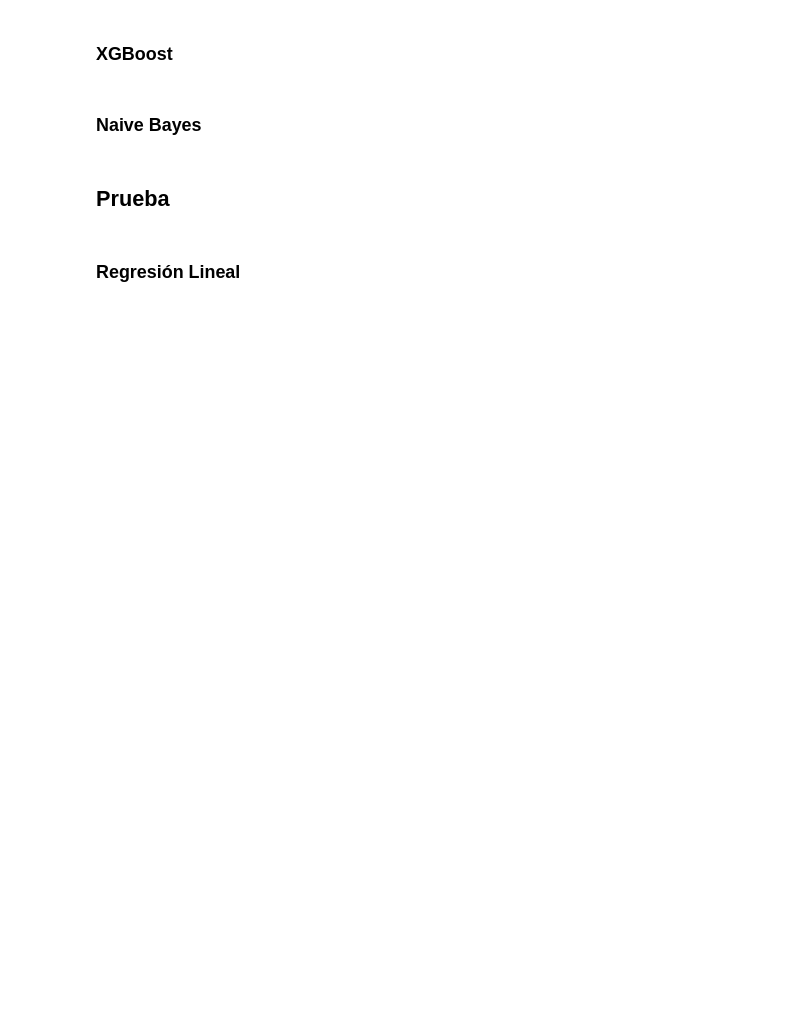
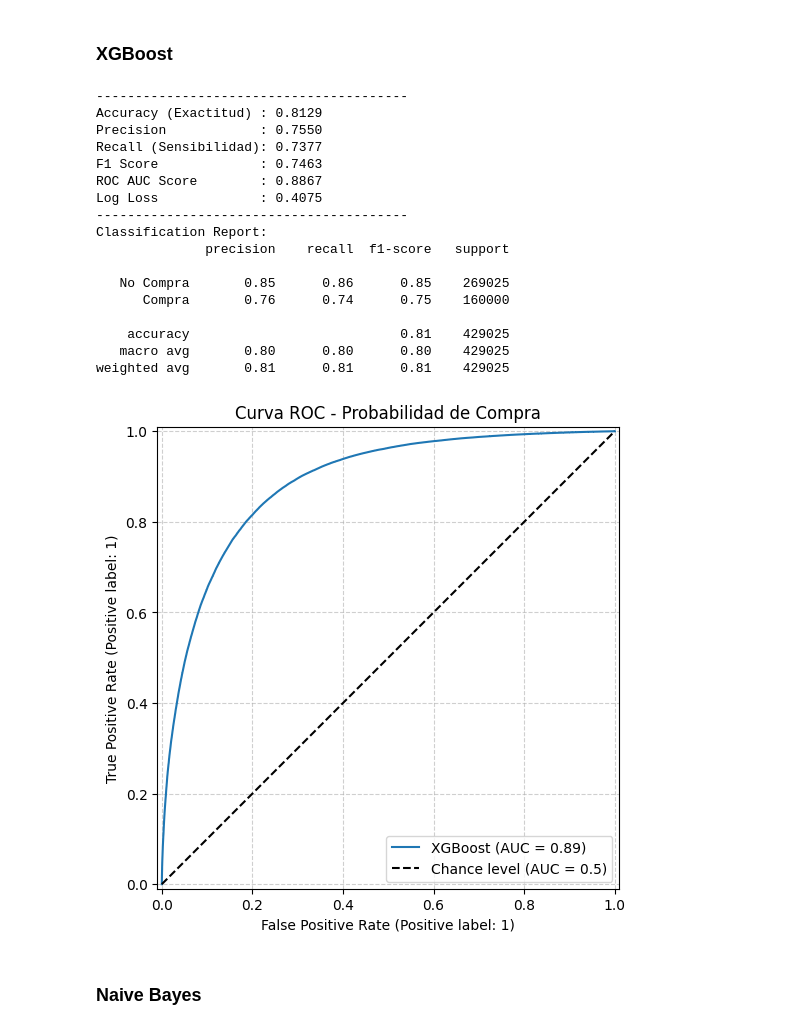
Before and after one commit to valentinaacruz/Personalized-Fashion-Recommendations, a Jupyter notebook: Proyecto_Final_PP.ipynb, the cells around one changed output. Saved outputs shown, nothing was run; the diff lists cells and outputs as text; code cells hidden in the pictures; blank space fills up the shorter version.

```diff
--- a/Proyecto_Final_PP.ipynb
+++ b/Proyecto_Final_PP.ipynb
@@ -583,0 +1149,62 @@ data_ss.head()
+# %%
+model_to_eval = gs.best_estimator_
+
+y_probxgb = model_to_eval.predict_proba(X_valxgb)[:, 1]
+y_pred_xgb = model_to_eval.predict(X_valxgb)
+
+target_names = ['No Compra', 'Compra']
+
+acc = accuracy_score(y_valxgb, y_pred_xgb)
+prec = precision_score(y_valxgb, y_pred_xgb)
+rec = recall_score(y_valxgb, y_pred_xgb)
+f1 = f1_score(y_valxgb, y_pred_xgb)
+auc_score = roc_auc_score(y_valxgb, y_probxgb)
+ll = log_loss(y_valxgb, y_probxgb)
+clas = classification_report(y_valxgb, y_pred_xgb, target_names=target_names)
+
+
+print("-" * 40)
+print(f"Accuracy (Exactitud) : {acc:.4f}")
+print(f"Precision            : {prec:.4f}") # (De los que predijo compra, ¿cuantos compraron?)
+print(f"Recall (Sensibilidad): {rec:.4f}") # (De los que compraron, ¿cuántos detecto?)
+print(f"F1 Score             : {f1:.4f}") # (Media armónica entre Precision y Recall)
+print(f"ROC AUC Score        : {auc_score:.4f}") # (Capacidad de ranking)
+print(f"Log Loss             : {ll:.4f}") # (Que tan "seguro" está el modelo)
+print("-" * 40)
+print(f"Classification Report:\n{clas}")
+
+
+fig, ax = plt.subplots(figsize=(8, 6))
+
+
+RocCurveDisplay.from_predictions(
+    y_valxgb,
+    y_probxgb,
+    name="XGBoost",
+    ax=ax,
+    plot_chance_level=True,
+    color='#1f77b4'
+)
+
+ax.set_title("Curva ROC - Probabilidad de Compra")
+ax.grid(linestyle='--', alpha=0.6)
+plt.show()
+# %% [output]
+----------------------------------------
+Accuracy (Exactitud) : 0.8129
+Precision            : 0.7550
+Recall (Sensibilidad): 0.7377
+F1 Score             : 0.7463
+ROC AUC Score        : 0.8867
+Log Loss             : 0.4075
+----------------------------------------
+Classification Report:
+              precision    recall  f1-score   support
+
+   No Compra       0.85      0.86      0.85    269025
+      Compra       0.76      0.74      0.75    160000
+
+    accuracy                           0.81    429025
+   macro avg       0.80      0.80      0.80    429025
+weighted avg       0.81      0.81      0.81    429025
+[figure, added]
@@ -619,4 +1243,0 @@ grid_search = GridSearchCV(
-# %% [markdown]
-## Prueba
-# %% [markdown]
-### Regresión Lineal
```
Also changed, not shown: parts of 78 cells of this notebook.
